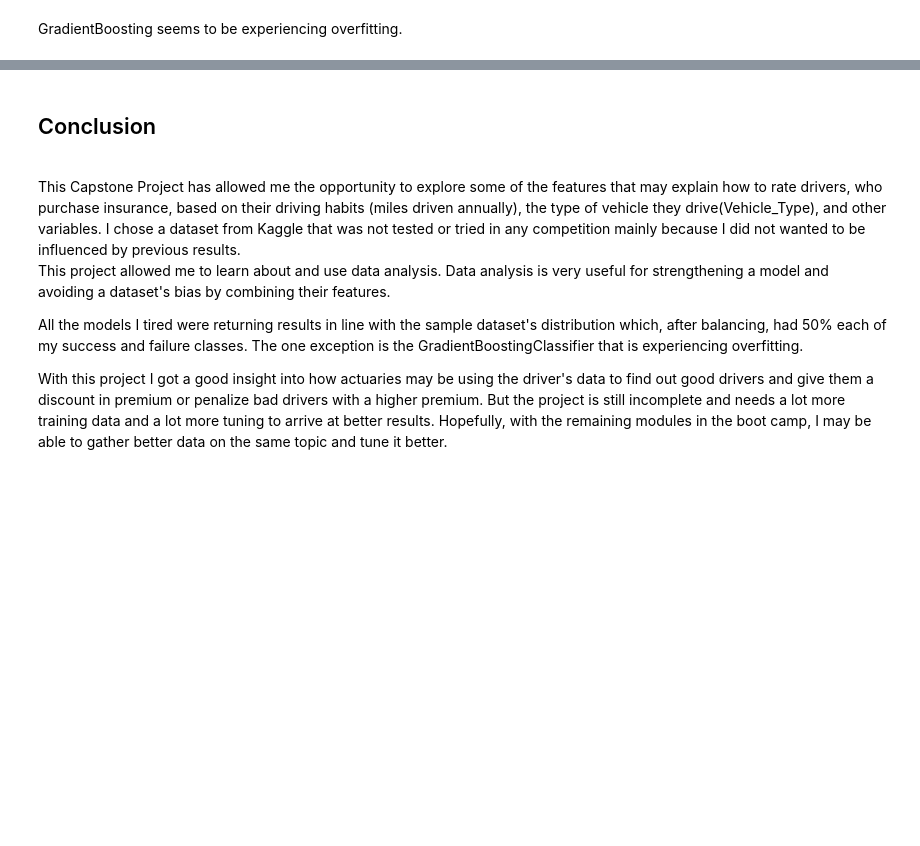
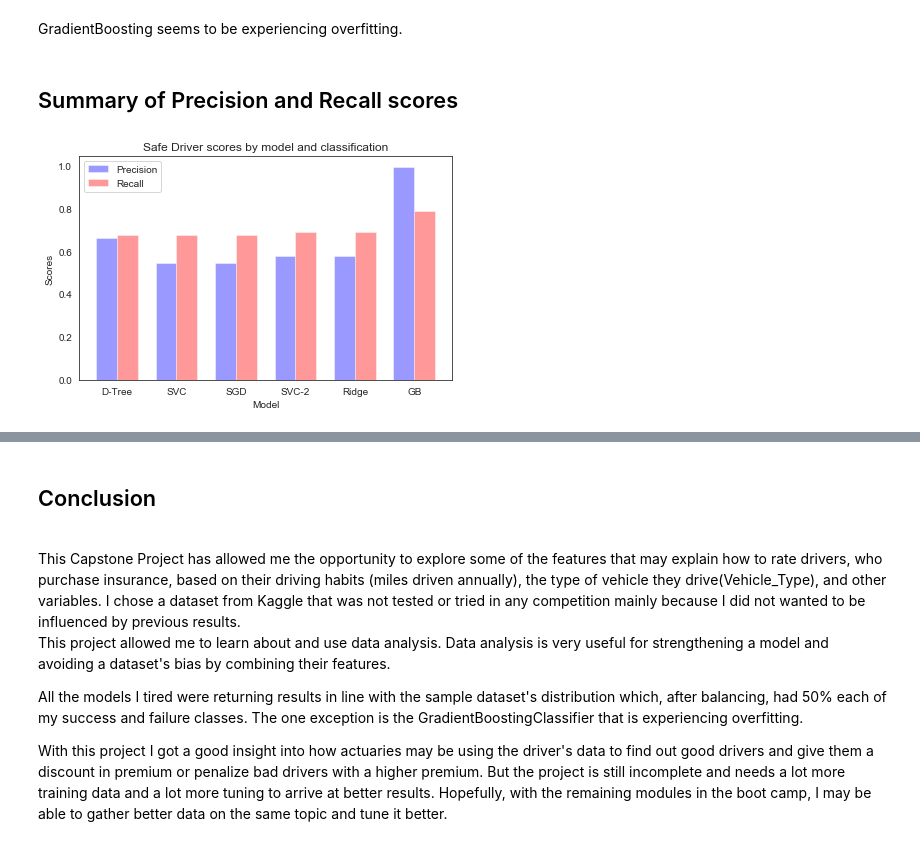
Before and after one commit to mu-mandayam/DataScience, a Jupyter notebook: Sup_Learning_Capstone_Safe_Driver.ipynb, the cells around one changed output, grey strips where cells are left out. Cells and saved outputs as stored; diff of their text form; code cells hidden in the pictures; blank space fills up the shorter version.

```diff
--- a/Sup_Learning_Capstone_Safe_Driver.ipynb
+++ b/Sup_Learning_Capstone_Safe_Driver.ipynb
@@ -625,4 +639,4 @@ clf.score(X_train, y_train)
 # %%
 # Function to calculate Accuracy, Error, Sensitivity and Specificity from the returned results.
 target_names = ['Safe Driver', 'Non-safe Driver']
-print('Scores from SGD model:\n', classification_report(y_train, y_predict, target_names=target_names))
+sgd_scores = classification_report(y_train, y_predict, target_names=target_names, output_dict=True)
@@ -662,4 +676,4 @@ array([[10362,  4616],
 # %%
 # Print the Accuracy, Error, Sensitivity and Specificity from the returned results.
 target_names = ['Safe Driver', 'Non-safe Driver']
-print('Scores from SVC model:\n', classification_report(y_train, y_predict, target_names=target_names))
+svc_2_scores = classification_report(y_train, y_predict, target_names=target_names, output_dict=True)
@@ -684,3 +698,4 @@ y_predict = classifier.predict(X_train)
 # %%
 target_names = ['Safe Driver', 'Non-safe Driver']
-print('Scores from Ridge Classifier model:\n', classification_report(y_train, y_predict, target_names=target_names))
+ridge_scores = classification_report(y_train, y_predict, target_names=target_names,
+                                                                     output_dict=True)
@@ -725,7 +734,6 @@ Overall Gradient Boosted Classifier Accuracy: 0.75 (+/- 0.01)
 # %%
 y_predict = clf.predict(X_train)
 target_names = ['Safe Driver', 'Non-safe Driver']
-print('Scores from GradientBoostClassifier model:\n', classification_report(y_train, y_predict,
-                                                                            target_names=target_names))
+GB_scores = classification_report(y_train, y_predict, target_names=target_names, output_dict=True)
 confusion_matrix(y_train, y_predict)
 # %% [output]
@@ -743,2 +742,62 @@ array([[11993,  2985],
 # %% [markdown]
 GradientBoosting seems to be experiencing overfitting.
+# %% [markdown]
+<h2>Summary of Precision and Recall scores</h2>
+# %%
+# Collect all the classification scores and plot results as a bargraph to compare performances
+# of different models
+
+# Credit: Josh Hemann (https://matplotlib.org/gallery/statistics/barchart_demo.html)
+
+# This plot is for Safe Driver class. Values plotted are the precision and recall scores
+
+import numpy as np
+import matplotlib.pyplot as plt
+from matplotlib.ticker import MaxNLocator
+from collections import namedtuple
+
+n_groups = 6
+
+precision = (decision_tree['Safe Driver']['precision'],
+             svc_scores['Safe Driver']['precision'],
+             sgd_scores['Safe Driver']['precision'],
+             svc_2_scores['Safe Driver']['precision'],
+             ridge_scores['Safe Driver']['precision'],
+             GB_scores['Safe Driver']['precision'])
+
+recall = (decision_tree['Safe Driver']['recall'],
+          svc_scores['Safe Driver']['recall'],
+          sgd_scores['Safe Driver']['recall'],
+          svc_2_scores['Safe Driver']['recall'],
+          ridge_scores['Safe Driver']['recall'],
+          GB_scores['Safe Driver']['recall'])
+
+fig, ax = plt.subplots()
+
+index = np.arange(n_groups)
+bar_width = 0.35
+
+opacity = 0.4
+error_config = {'ecolor': '0.3'}
+
+rects1 = ax.bar(index, precision, bar_width,
+                alpha=opacity, color='b',
+                error_kw=error_config,
+                label='Precision')
+
+rects2 = ax.bar(index + bar_width, recall, bar_width,
+                alpha=opacity, color='r',
+                error_kw=error_config,
+                label='Recall')
+
+ax.set_xlabel('Model')
+ax.set_ylabel('Scores')
+ax.set_title('Safe Driver scores by model and classification')
+ax.set_xticks(index + bar_width / 2)
+ax.set_xticklabels(('D-Tree', 'SVC', 'SGD', 'SVC-2', 'Ridge', 'GB'))
+ax.legend()
+
+fig.tight_layout()
+plt.show()
+# %% [output]
+[figure, added]
```
Also changed, not shown: parts of 28 cells of this notebook.
